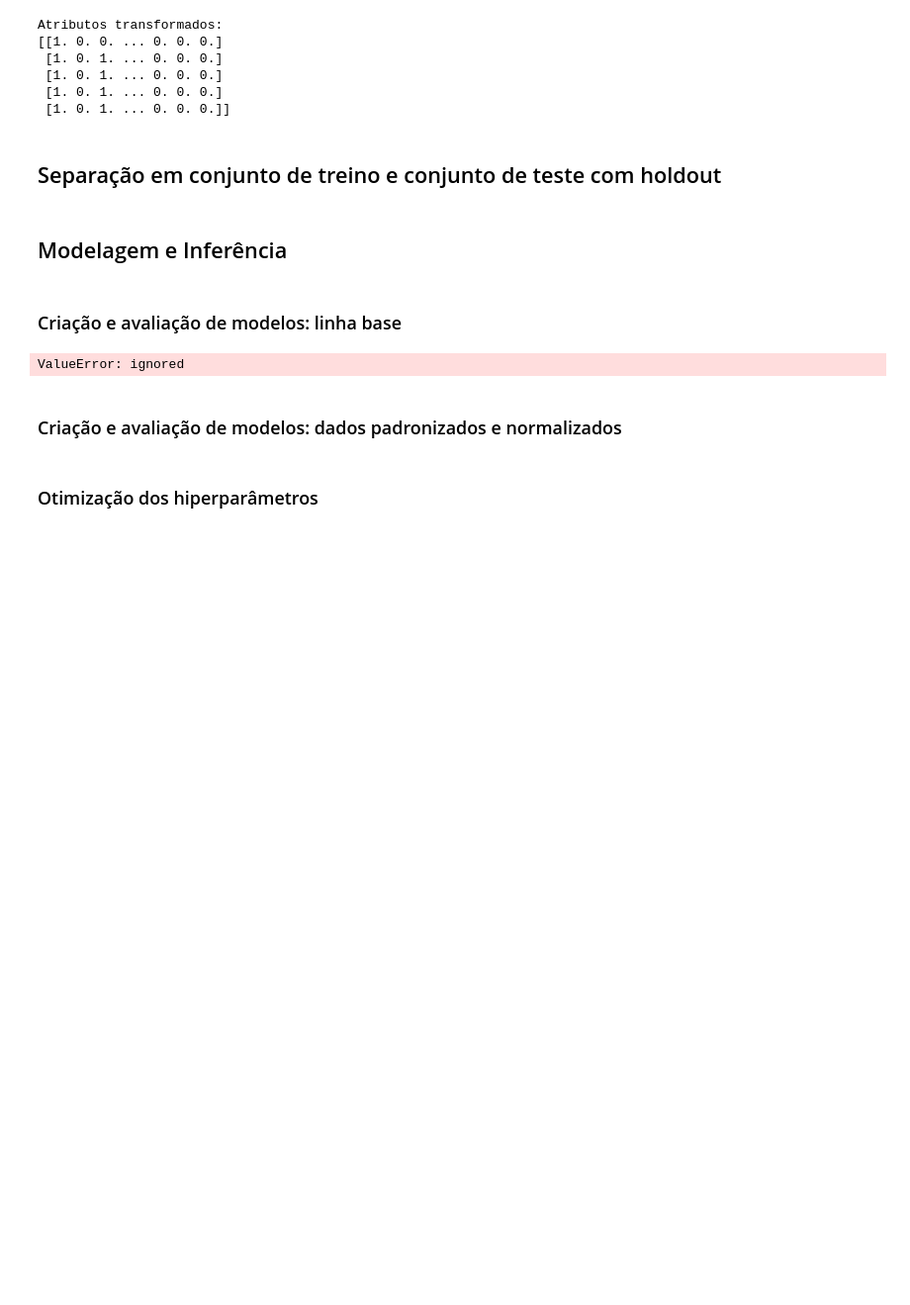
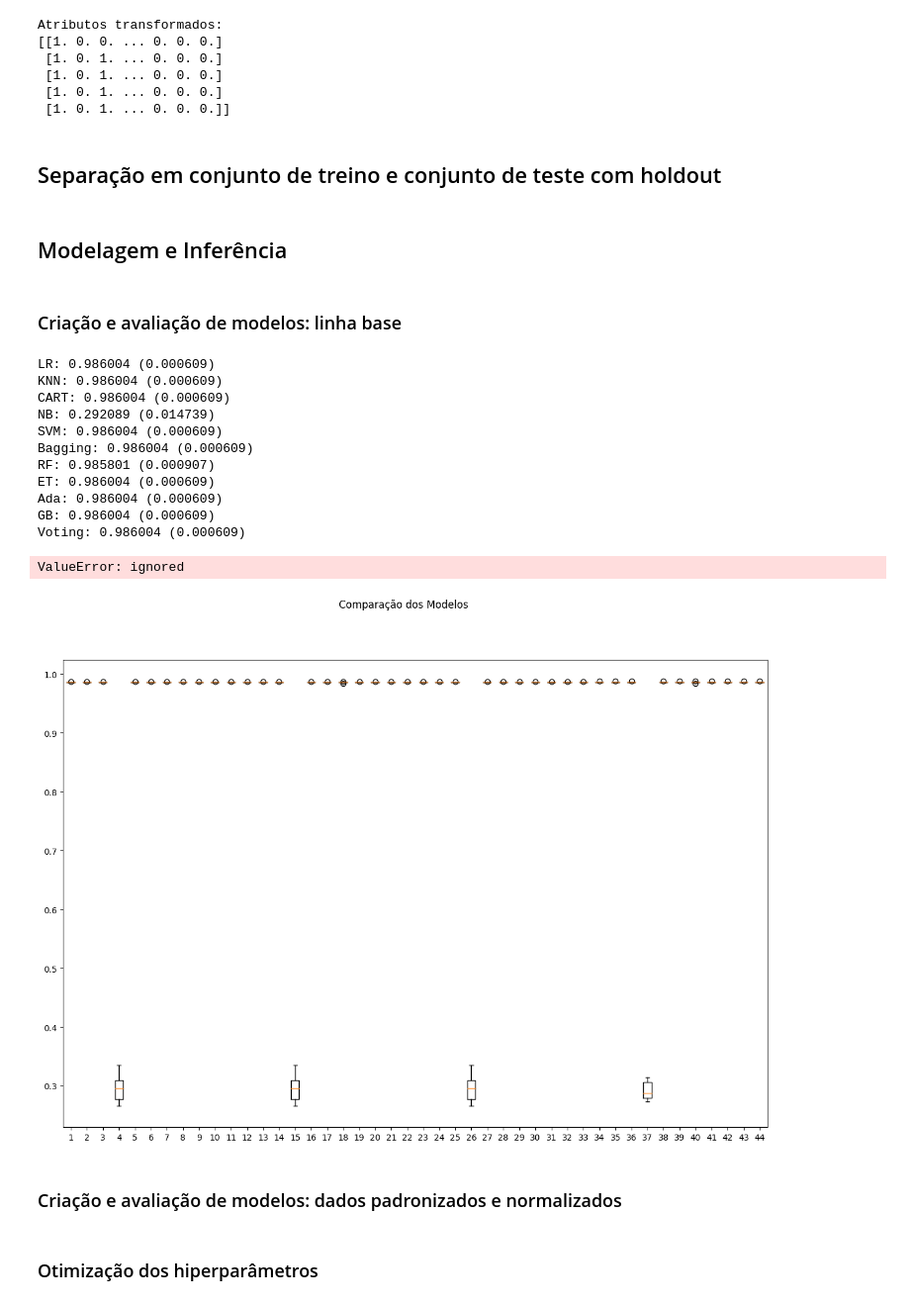
Before and after one commit to simonefmr/global_emissions, a Jupyter notebook: Sprint2_MVP_A.ipynb, the cells around one changed output. Shown at 99% size. Cells and saved outputs as stored; diff of their text form; code cells hidden in the pictures; blank space fills up the shorter version.

```diff
--- a/Sprint2_MVP_A.ipynb
+++ b/Sprint2_MVP_A.ipynb
@@ -138,14 +138,18 @@ Atributos transformados:
  [1. 0. 1. ... 0. 0. 0.]
  [1. 0. 1. ... 0. 0. 0.]
  [1. 0. 1. ... 0. 0. 0.]]
+# %%
+df_encoded_X = pd.DataFrame(encoded_X)
+df_encoded_X = df_encoded_X.apply(pd.to_numeric)
 # %% [markdown]
 ## Separação em conjunto de treino e conjunto de teste com holdout
 # %%
-test_size = 0.20 # tamanho do conjunto de teste
+test_size = 0.30 # tamanho do conjunto de teste
 seed = 42 # semente aleatória
 
 # Separação em conjuntos de treino e teste
-array = dataset.values
+array = df_encoded_X.values
+
 X = array[:,0:17]
 y = array[:,17]
 X_train, X_test, y_train, y_test = train_test_split(X, y,
@@ -186,35 +190,48 @@ bases.append(('cart', model2))
 model3 = SVC()
 bases.append(('svm', model3))
 
 # Criando os ensembles e adicionando-os na lista de modelos
 models.append(('Bagging', BaggingClassifier(base_estimator=base, n_estimators=num_trees)))
 models.append(('RF', RandomForestClassifier(n_estimators=num_trees, max_features=max_features)))
 models.append(('ET', ExtraTreesClassifier(n_estimators=num_trees, max_features=max_features)))
 models.append(('Ada', AdaBoostClassifier(n_estimators=num_trees)))
 models.append(('GB', GradientBoostingClassifier(n_estimators=num_trees)))
 models.append(('Voting', VotingClassifier(bases)))
 
 # Listas para armazenar os resultados
 cv_results = []
 names = []
 
 # Avaliação dos modelos
 for name, model in models:
-    cv_results = cross_val_score(model, X_train, y_train, cv=kfold, scoring=scoring)
+    cv_results = cross_val_score(model, X_train, y_train, cv=kfold,
+                                 scoring='accuracy', error_score='raise')
     results.append(cv_results)
     names.append(name)
     msg = "%s: %f (%f)" % (name, cv_results.mean(), cv_results.std())
     print(msg)
 
 # Boxplot de comparação dos modelos
 fig = plt.figure(figsize=(15,10))
 fig.suptitle('Comparação dos Modelos')
 ax = fig.add_subplot(111)
 plt.boxplot(results)
 ax.set_xticklabels(names)
 plt.show()
 # %% [output]
-ValueError: ignored
+LR: 0.986004 (0.000609)
+KNN: 0.986004 (0.000609)
+CART: 0.986004 (0.000609)
+NB: 0.292089 (0.014739)
+SVM: 0.986004 (0.000609)
+Bagging: 0.986004 (0.000609)
+RF: 0.985801 (0.000907)
+ET: 0.986004 (0.000609)
+Ada: 0.986004 (0.000609)
+GB: 0.986004 (0.000609)
+Voting: 0.986004 (0.000609)
+ValueError: ignored
+[figure, added]
 # %% [markdown]
 ### Criação e avaliação de modelos: dados padronizados e normalizados
 # %%
```
Also changed, not shown: parts of 2 cells of this notebook.
